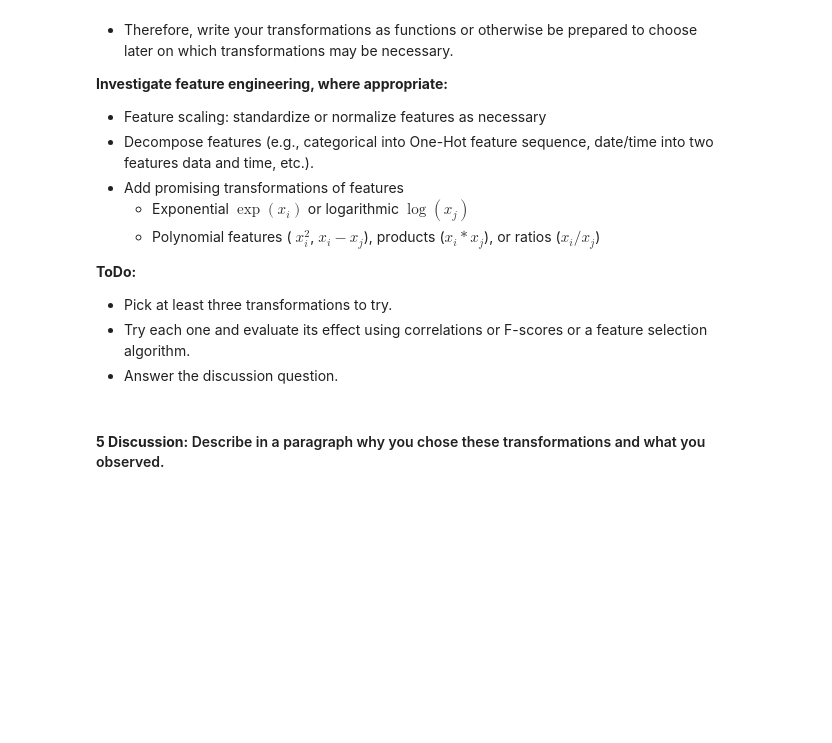
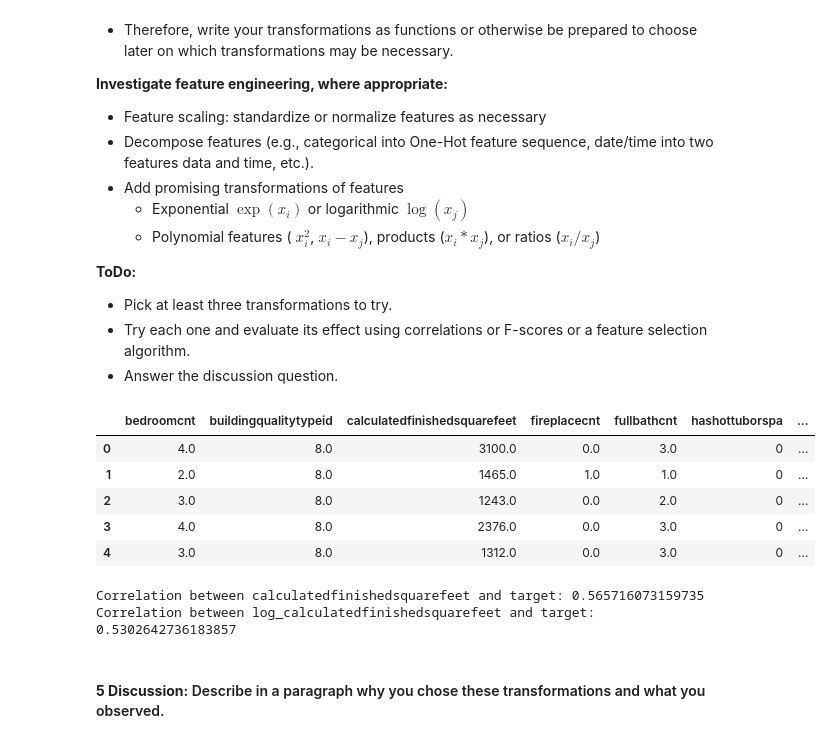
Before and after one commit to alyssatntran/dx603-final-project-group-38, a Jupyter notebook: Milestone_01.ipynb, the cells around one changed output. Cells and saved outputs as stored; diff of their text form; code cells hidden in the pictures; blank space fills up the shorter version.

Commit message:
Adding log transformation and associated discussion

```diff
--- a/Milestone_01.ipynb
+++ b/Milestone_01.ipynb
@@ -979,5 +978,25 @@ to choose later on which transformations may be necessary.
 - Pick at least three transformations to try.
 - Try each one and evaluate its effect using correlations or F-scores or a feature selection algorithm.
 - Answer the discussion question.
+# %%
+#Log transformation of 'calculatedfinishedsquarefeet', adding a new column to the dataset
+df_clean['log_calculatedfinishedsquarefeet'] = np.log(df_clean['calculatedfinishedsquarefeet'])
+df_clean.head()
+# %% [output]
+|  | bedroomcnt | buildingqualitytypeid | calculatedfinishedsquarefeet | fireplacecnt | fullbathcnt | hashottuborspa | ... |
+| 0 | 4.0 | 8.0 | 3100.0 | 0.0 | 3.0 | 0 | ... |
+| 1 | 2.0 | 8.0 | 1465.0 | 1.0 | 1.0 | 0 | ... |
+| 2 | 3.0 | 8.0 | 1243.0 | 0.0 | 2.0 | 0 | ... |
+| 3 | 4.0 | 8.0 | 2376.0 | 0.0 | 3.0 | 0 | ... |
+| 4 | 3.0 | 8.0 | 1312.0 | 0.0 | 3.0 | 0 | ... |
+# %%
+#Calculating and comparing the correlation between 'calculatedfinishedsquarefeet' before and after log transformation with the target
+corr_orig_sqft = df_clean['calculatedfinishedsquarefeet'].corr(df_clean['taxvaluedollarcnt'])
+corr_log_sqft = df_clean['log_calculatedfinishedsquarefeet'].corr(df_clean['taxvaluedollarcnt'])
+print('Correlation between calculatedfinishedsquarefeet and target:', corr_orig_sqft)
+print('Correlation between log_calculatedfinishedsquarefeet and target:', corr_log_sqft)
+# %% [output]
+Correlation between calculatedfinishedsquarefeet and target: 0.565716073159735
+Correlation between log_calculatedfinishedsquarefeet and target: 0.5302642736183857
 # %% [markdown]
 #### **5 Discussion:** Describe in a paragraph why you chose these transformations and what you observed.
```
Also changed, not shown: parts of 2 cells of this notebook.
